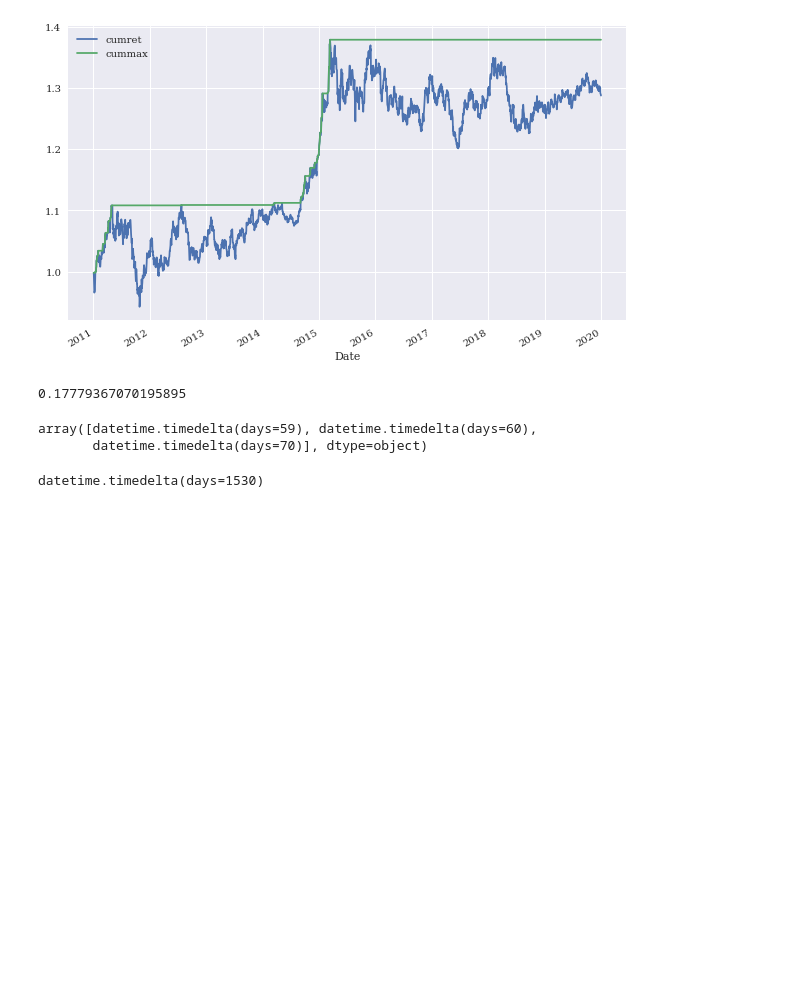
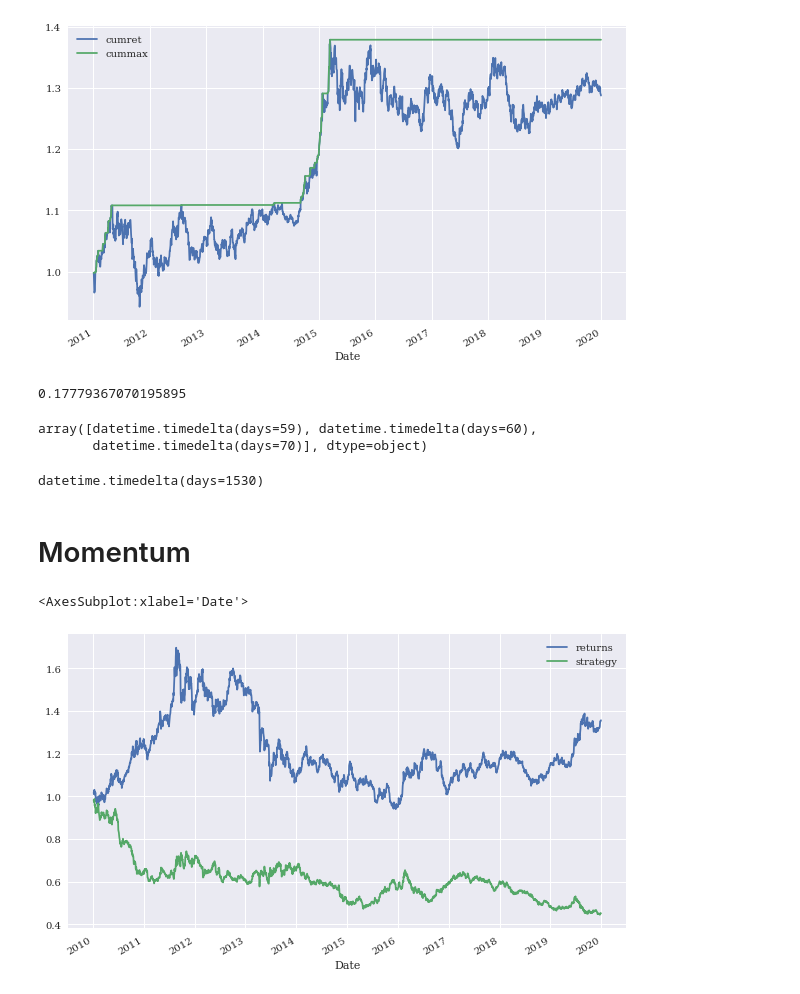
Before and after one commit to omsouravsharma/Python_for_algorithmic_trading-, a Jupyter notebook: Chapter 2.ipynb, the cells around one changed output. Saved outputs shown, nothing was run; the diff lists cells and outputs as text; code cells hidden in the pictures; blank space fills up the shorter version.

```diff
--- a/Chapter 2.ipynb
+++ b/Chapter 2.ipynb
@@ -188,0 +185,13 @@ datetime.timedelta(days=1530)
+# %% [markdown]
+# Momentum
+# %%
+data = pd.DataFrame(raw['XAU='])
+data.rename(columns={'XAU=':'price'}, inplace=True)
+data['returns'] = np.log(data['price']/data['price'].shift(1))
+# %%
+data['position'] = np.sign(data['returns'])
+data['strategy'] = data['position'].shift(1)*data['returns']
+data[['returns','strategy']].dropna().cumsum().apply(np.exp).plot(figsize=(10,6))
+# %% [output]
+<AxesSubplot:xlabel='Date'>
+[figure, added]
```
Also changed, not shown: parts of 4 cells of this notebook.
